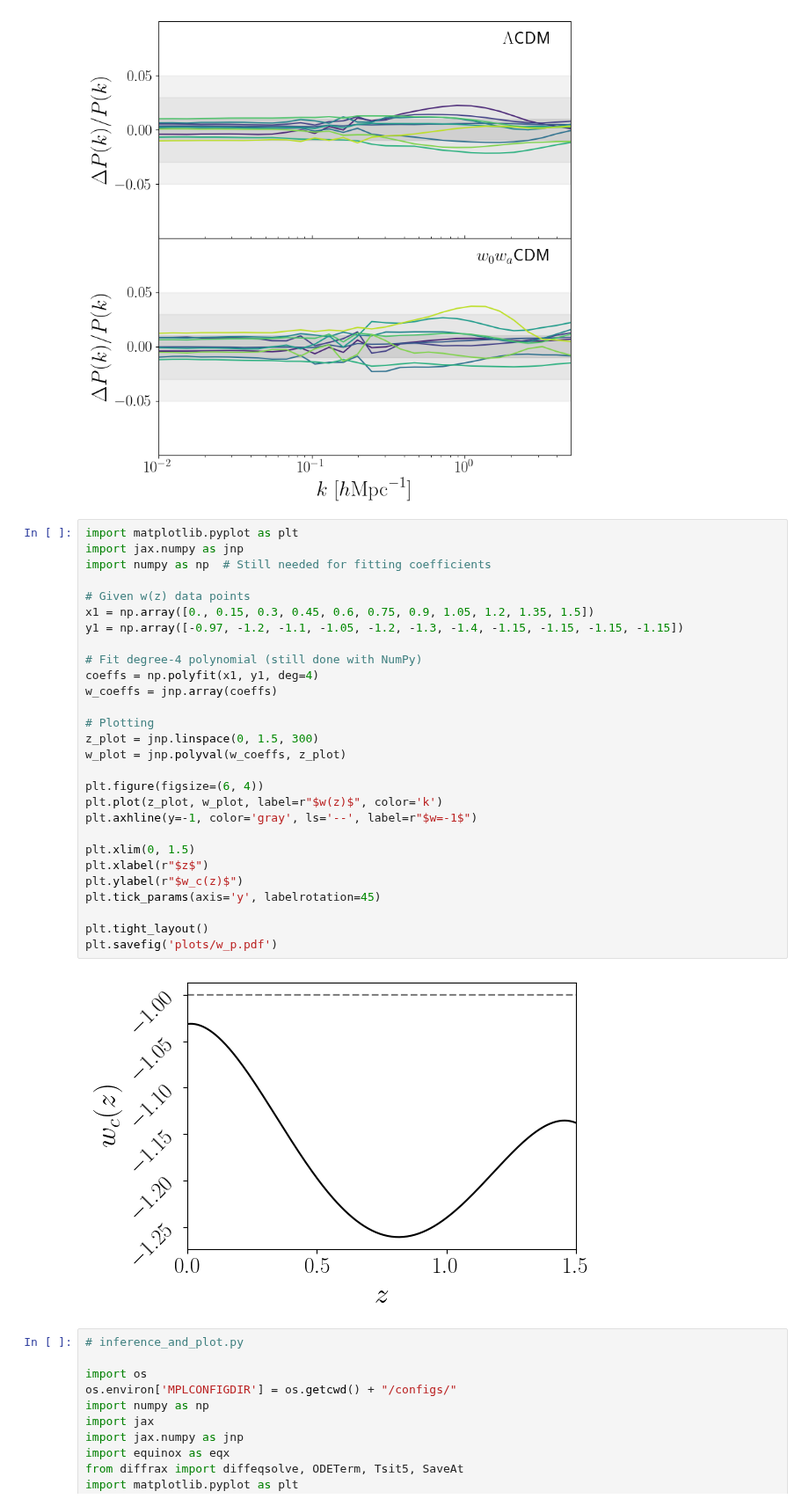
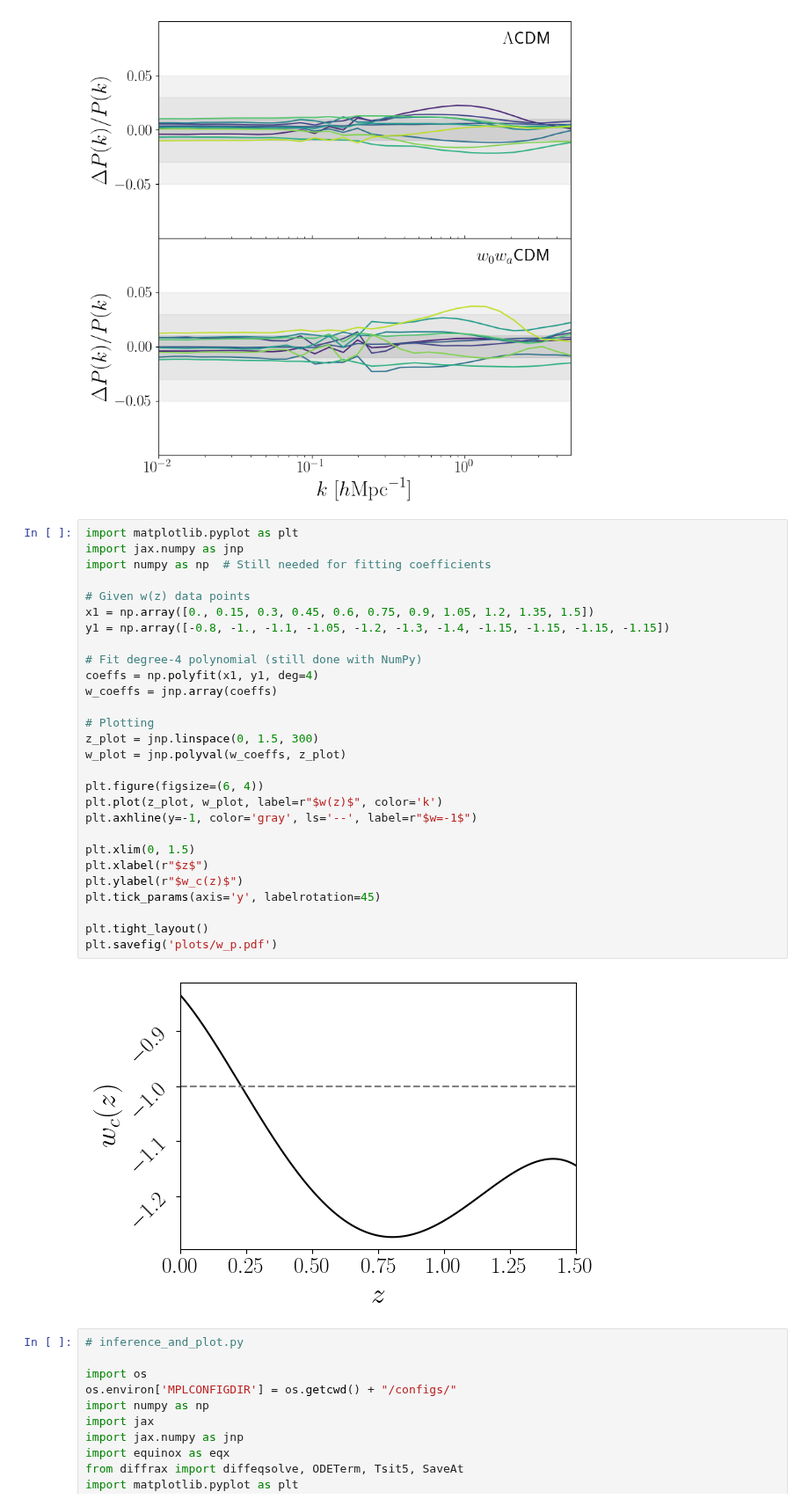
Before and after one commit to pltaylor16/odd_emu, a Jupyter notebook: bacco/results_bacco.ipynb, the cells around one changed output. Shown at 88% size. Saved outputs shown, nothing was run; the diff lists cells and outputs as text.

```diff
--- a/bacco/results_bacco.ipynb
+++ b/bacco/results_bacco.ipynb
@@ -666,33 +676,33 @@ plt.savefig("plots/error_comparison.pdf")
 # %%
 import matplotlib.pyplot as plt
 import jax.numpy as jnp
 import numpy as np  # Still needed for fitting coefficients
 
 # Given w(z) data points
 x1 = np.array([0., 0.15, 0.3, 0.45, 0.6, 0.75, 0.9, 1.05, 1.2, 1.35, 1.5])
-y1 = np.array([-0.97, -1.2, -1.1, -1.05, -1.2, -1.3, -1.4, -1.15, -1.15, -1.15, -1.15])
+y1 = np.array([-0.8, -1., -1.1, -1.05, -1.2, -1.3, -1.4, -1.15, -1.15, -1.15, -1.15])
 
 # Fit degree-4 polynomial (still done with NumPy)
 coeffs = np.polyfit(x1, y1, deg=4)
 w_coeffs = jnp.array(coeffs)
 
 # Plotting
 z_plot = jnp.linspace(0, 1.5, 300)
 w_plot = jnp.polyval(w_coeffs, z_plot)
 
 plt.figure(figsize=(6, 4))
 plt.plot(z_plot, w_plot, label=r"$w(z)$", color='k')
 plt.axhline(y=-1, color='gray', ls='--', label=r"$w=-1$")
 
 plt.xlim(0, 1.5)
 plt.xlabel(r"$z$")
 plt.ylabel(r"$w_c(z)$")
 plt.tick_params(axis='y', labelrotation=45)
 
 plt.tight_layout()
 plt.savefig('plots/w_p.pdf')
 # %% [output]
-[figure, old version]
+[figure, new version]
 # %%
 # inference_and_plot.py
 
```
Also changed, not shown: parts of 2 cells of this notebook.
